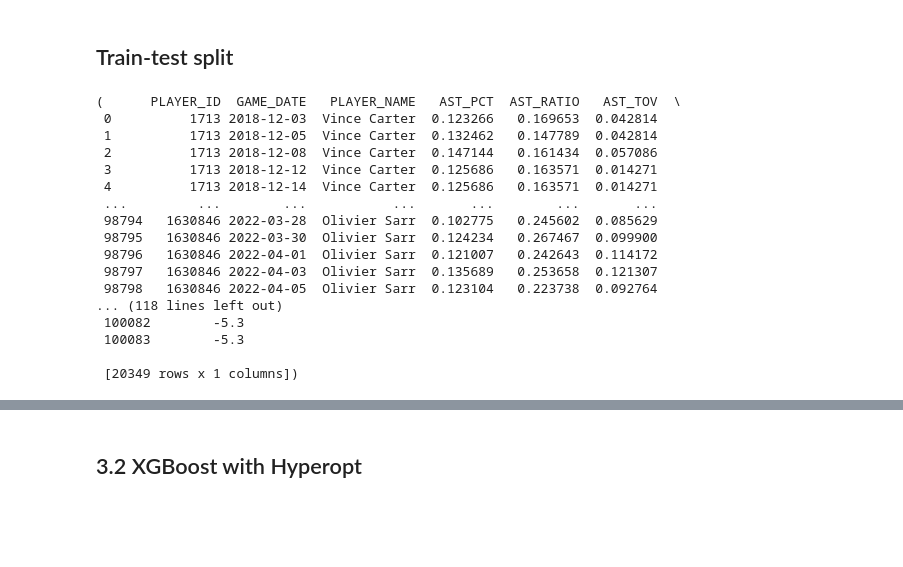
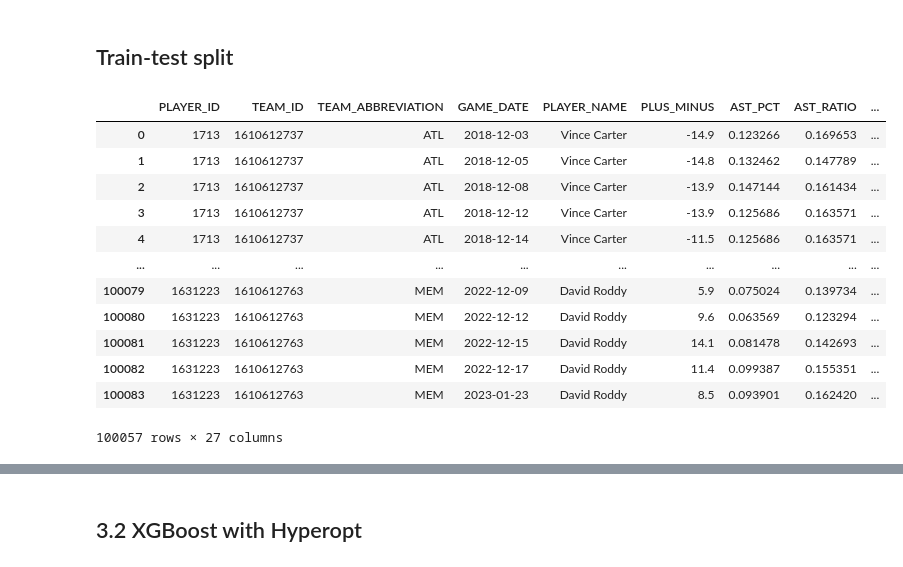
Before and after one commit to alecmatt5/nba_betting_analysis, a Jupyter notebook: backend/notebooks/elliot_player_hyperopted_gbdt_model.ipynb, the cells around one changed output, grey strips where cells are left out. Cells and saved outputs as stored; diff of their text form; code cells hidden in the pictures; blank space fills up the shorter version.

```diff
--- a/backend/notebooks/elliot_player_hyperopted_gbdt_model.ipynb
+++ b/backend/notebooks/elliot_player_hyperopted_gbdt_model.ipynb
@@ -64,3 +80,19 @@ dtype: object
+# %%
+df
+# %% [output]
+|  | PLAYER_ID | TEAM_ID | TEAM_ABBREVIATION | GAME_DATE | PLAYER_NAME | PLUS_MINUS | AST_PCT | AST_RATIO | ... |
+| 0 | 1713 | 1610612737 | ATL | 2018-12-03 | Vince Carter | -14.9 | 0.123266 | 0.169653 | ... |
+| 1 | 1713 | 1610612737 | ATL | 2018-12-05 | Vince Carter | -14.8 | 0.132462 | 0.147789 | ... |
+| 2 | 1713 | 1610612737 | ATL | 2018-12-08 | Vince Carter | -13.9 | 0.147144 | 0.161434 | ... |
+| 3 | 1713 | 1610612737 | ATL | 2018-12-12 | Vince Carter | -13.9 | 0.125686 | 0.163571 | ... |
+| 4 | 1713 | 1610612737 | ATL | 2018-12-14 | Vince Carter | -11.5 | 0.125686 | 0.163571 | ... |
+| ... | ... | ... | ... | ... | ... | ... | ... | ... | ... |
+| 100079 | 1631223 | 1610612763 | MEM | 2022-12-09 | David Roddy | 5.9 | 0.075024 | 0.139734 | ... |
+| 100080 | 1631223 | 1610612763 | MEM | 2022-12-12 | David Roddy | 9.6 | 0.063569 | 0.123294 | ... |
+| 100081 | 1631223 | 1610612763 | MEM | 2022-12-15 | David Roddy | 14.1 | 0.081478 | 0.142693 | ... |
+| 100082 | 1631223 | 1610612763 | MEM | 2022-12-17 | David Roddy | 11.4 | 0.099387 | 0.155351 | ... |
+| 100083 | 1631223 | 1610612763 | MEM | 2023-01-23 | David Roddy | 8.5 | 0.093901 | 0.162420 | ... |
+100057 rows × 27 columns
 # %%
 # taken from neural_net.ipynb
 train_test_split_date = '2022-04-27 00:00:00'
@@ -68,26 +100,6 @@ X_train = df.loc[df.GAME_DATE < train_test_split_date, ~df.columns.isin(['PLUS_M
 X_test = df.loc[df.GAME_DATE > train_test_split_date, ~df.columns.isin(['PLUS_MINUS'])]
 y_train = df.loc[df.GAME_DATE < train_test_split_date, ['PLUS_MINUS']]
 y_test = df.loc[df.GAME_DATE > train_test_split_date, ['PLUS_MINUS']]
-# %%
-X_train, X_test, y_train, y_test
-# %% [output]
-(      PLAYER_ID  GAME_DATE   PLAYER_NAME   AST_PCT  AST_RATIO   AST_TOV  \
- 0          1713 2018-12-03  Vince Carter  0.123266   0.169653  0.042814
- 1          1713 2018-12-05  Vince Carter  0.132462   0.147789  0.042814
- 2          1713 2018-12-08  Vince Carter  0.147144   0.161434  0.057086
- 3          1713 2018-12-12  Vince Carter  0.125686   0.163571  0.014271
- 4          1713 2018-12-14  Vince Carter  0.125686   0.163571  0.014271
- ...         ...        ...           ...       ...        ...       ...
- 98794   1630846 2022-03-28  Olivier Sarr  0.102775   0.245602  0.085629
- 98795   1630846 2022-03-30  Olivier Sarr  0.124234   0.267467  0.099900
- 98796   1630846 2022-04-01  Olivier Sarr  0.121007   0.242643  0.114172
- 98797   1630846 2022-04-03  Olivier Sarr  0.135689   0.253658  0.121307
- 98798   1630846 2022-04-05  Olivier Sarr  0.123104   0.223738  0.092764
-... (118 lines left out)
- 100082        -5.3
- 100083        -5.3
-
- [20349 rows x 1 columns])
 # %%
 X_train_catless = X_train.loc[:, ~X_train.columns.isin(['GAME_DATE', 'PLAYER_ID', 'PLAYER_NAME'])]
 X_test_catless = X_test.loc[:, ~X_test.columns.isin(['GAME_DATE', 'PLAYER_ID', 'PLAYER_NAME'])]
```
Also changed, not shown: parts of 18 cells of this notebook, 4 other files.
